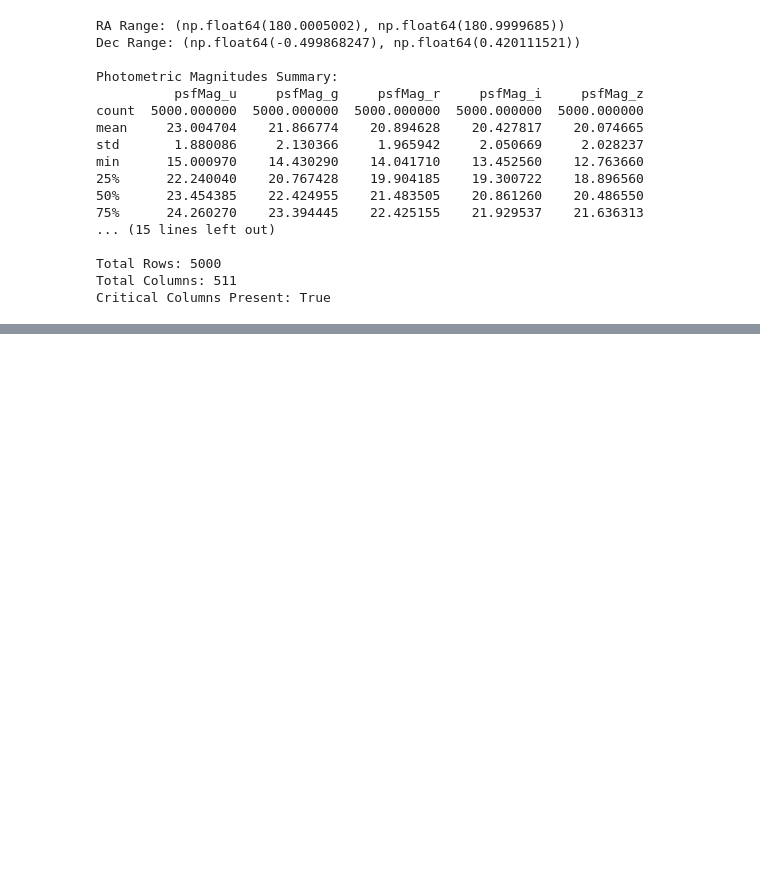
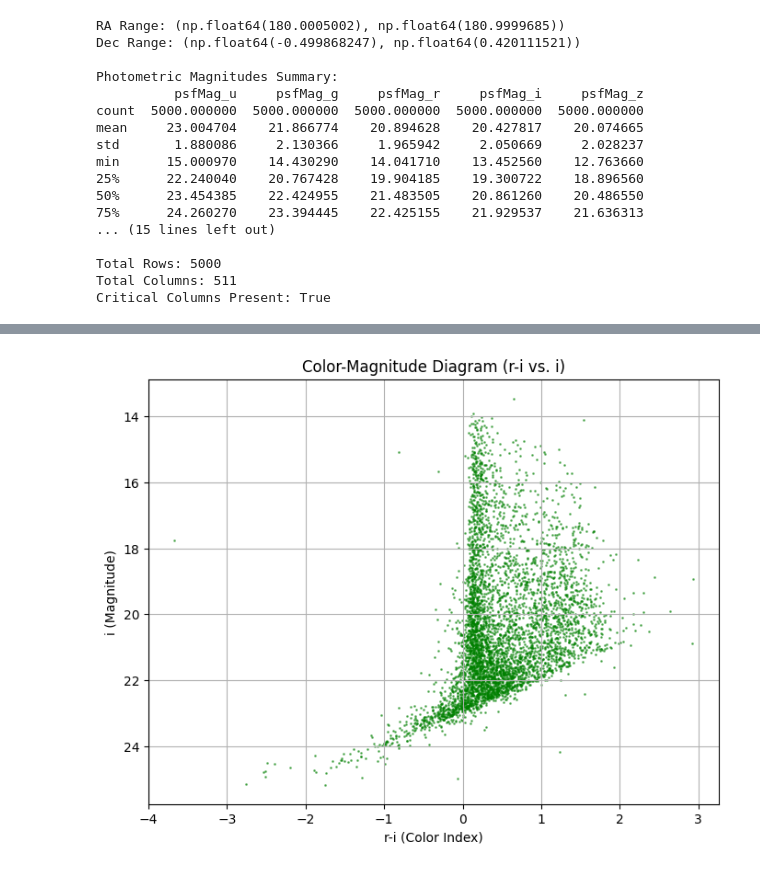
Before and after one commit to Fr4nc3/SDSS_Release_17_system_model, a Jupyter notebook: sdss_data.ipynb, the cells around one changed output, grey strips where cells are left out. Saved outputs shown, nothing was run; the diff lists cells and outputs as text; code cells hidden in the pictures; blank space fills up the shorter version.

```diff
--- a/sdss_data.ipynb
+++ b/sdss_data.ipynb
@@ -306,0 +287,17 @@ plt.show()
+# %%
+# Calculate the r-i color index
+if 'psfMag_r' in data.columns and 'psfMag_i' in data.columns:
+    data['r-i'] = data['psfMag_r'] - data['psfMag_i']
+else:
+    print("psfMag_r or psfMag_i column is missing!")
+# %%
+plt.figure(figsize=(8, 6))
+plt.scatter(data['r-i'], data['psfMag_i'], s=1, alpha=0.5, color='green')
+plt.gca().invert_yaxis()  # Invert y-axis for magnitude
+plt.title('Color-Magnitude Diagram (r-i vs. i)')
+plt.xlabel('r-i (Color Index)')
+plt.ylabel('i (Magnitude)')
+plt.grid()
+plt.show()
+# %% [output]
+[figure, added]
```
Also changed, not shown: parts of 12 cells of this notebook, 1 other file.
